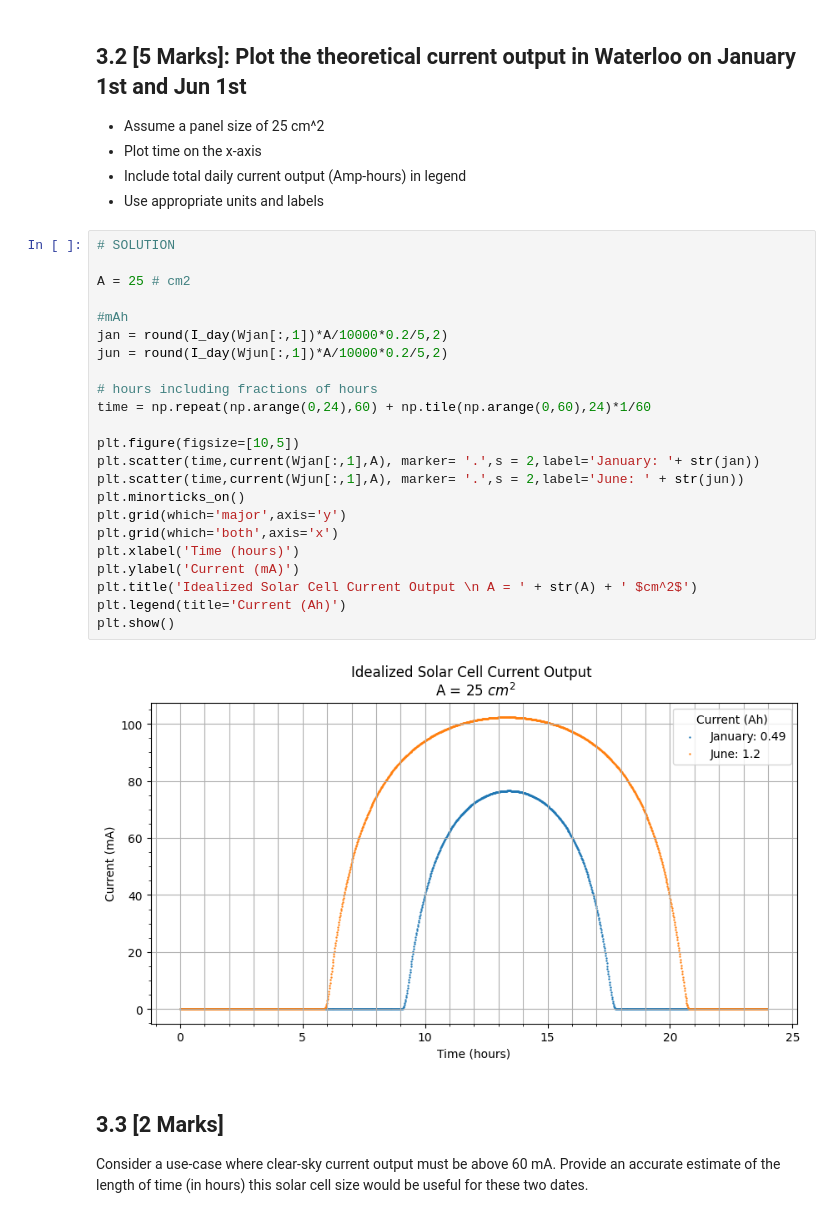
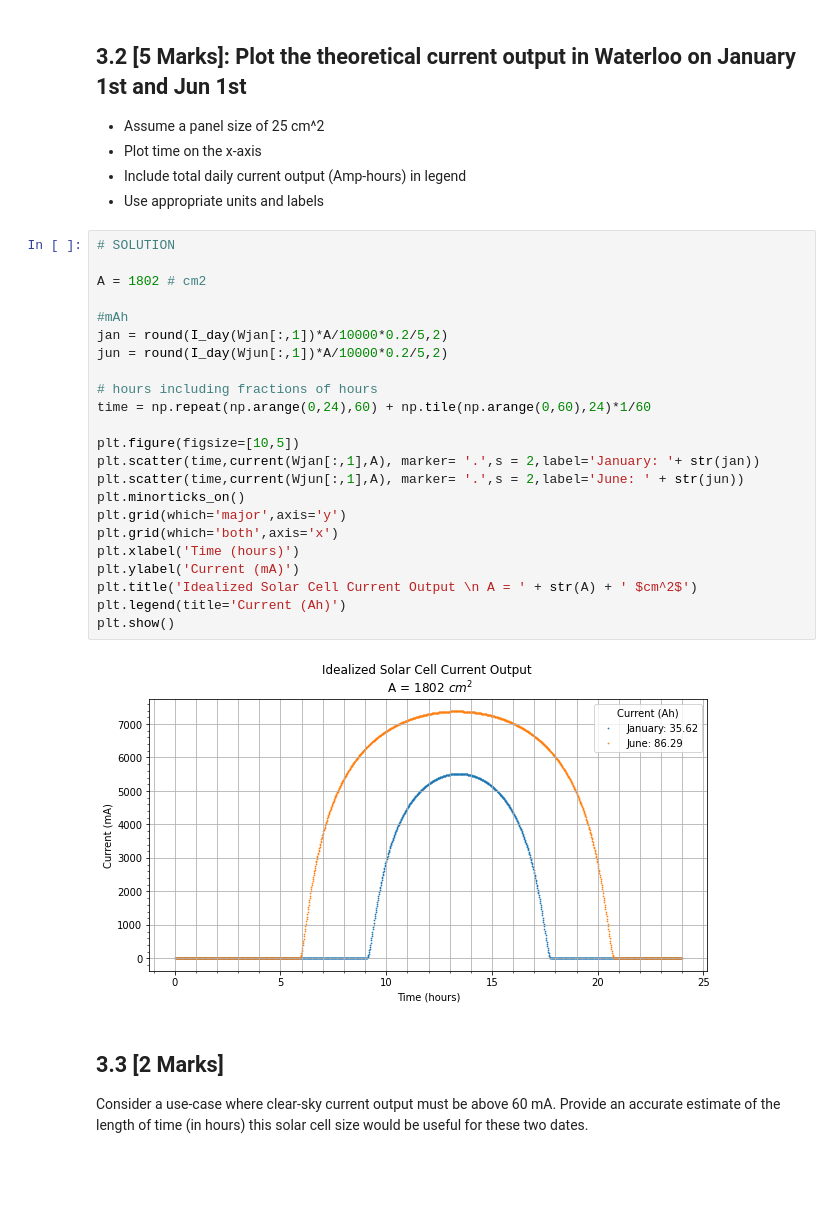
Before and after one commit to TiffanyNgai/solar_tracking, a Jupyter notebook: Assignment/SYDE361-A1-SOLN.ipynb, the cells around one changed output. Saved outputs shown, nothing was run; the diff lists cells and outputs as text; blank space fills up the shorter version.

```diff
--- a/Assignment/SYDE361-A1-SOLN.ipynb
+++ b/Assignment/SYDE361-A1-SOLN.ipynb
@@ -382,28 +382,28 @@ def current(el, area):
 # %%
 # SOLUTION
 
-A = 25 # cm2
+A = 1802 # cm2
 
 #mAh
 jan = round(I_day(Wjan[:,1])*A/10000*0.2/5,2)
 jun = round(I_day(Wjun[:,1])*A/10000*0.2/5,2)
 
 # hours including fractions of hours
 time = np.repeat(np.arange(0,24),60) + np.tile(np.arange(0,60),24)*1/60
 
 plt.figure(figsize=[10,5])
 plt.scatter(time,current(Wjan[:,1],A), marker= '.',s = 2,label='January: '+ str(jan))
 plt.scatter(time,current(Wjun[:,1],A), marker= '.',s = 2,label='June: ' + str(jun))
 plt.minorticks_on()
 plt.grid(which='major',axis='y')
 plt.grid(which='both',axis='x')
 plt.xlabel('Time (hours)')
 plt.ylabel('Current (mA)')
 plt.title('Idealized Solar Cell Current Output \n A = ' + str(A) + ' $cm^2$')
 plt.legend(title='Current (Ah)')
 plt.show()
 # %% [output]
-[figure, old version]
+[figure, new version]
 # %% [markdown]
 ## 3.3 [2 Marks]
  Consider a use-case where clear-sky current output must be above 60 mA. Provide an accurate estimate of the length of time (in hours) this solar cell size would be useful for these two dates.
```
Also changed, not shown: parts of 16 cells of this notebook, 3 other files.
